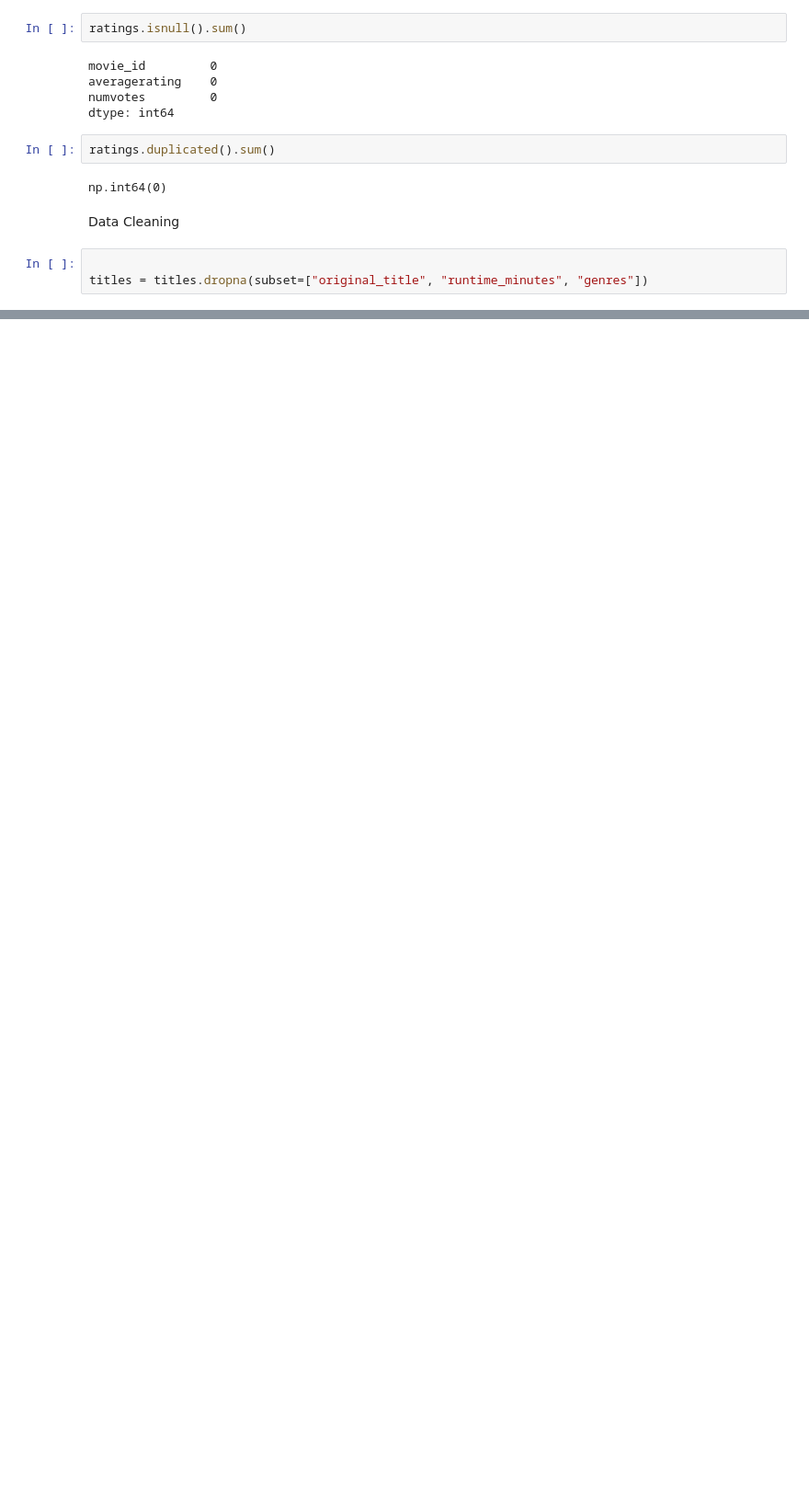
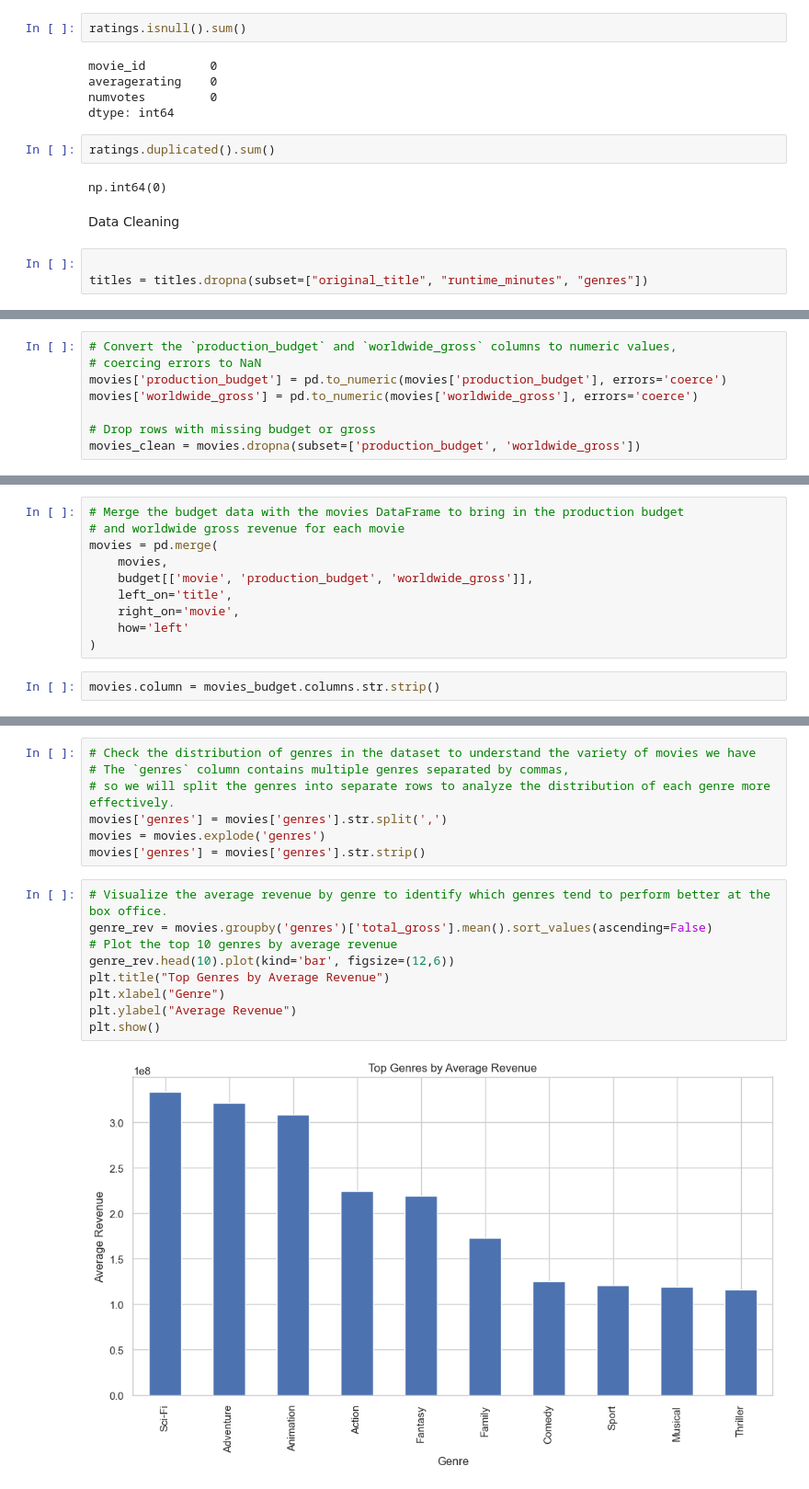
Before and after one commit to Esther-Margaret-Mwangi/Movie-studio-eda-analysis, a Jupyter notebook: movie.ipynb, the cells around one changed output, grey strips where cells are left out. Shown at 92% size. Drawn from its saved outputs; the diff is of its cells as text; blank space fills up the shorter version.

```diff
--- a/movie.ipynb
+++ b/movie.ipynb
@@ -296,0 +318,8 @@ titles = titles.dropna(subset=["original_title", "runtime_minutes", "genres"])
+# %%
+# Convert the `production_budget` and `worldwide_gross` columns to numeric values,
+# coercing errors to NaN
+movies['production_budget'] = pd.to_numeric(movies['production_budget'], errors='coerce')
+movies['worldwide_gross'] = pd.to_numeric(movies['worldwide_gross'], errors='coerce')
+
+# Drop rows with missing budget or gross
+movies_clean = movies.dropna(subset=['production_budget', 'worldwide_gross'])
@@ -296,0 +328,12 @@ titles = titles.dropna(subset=["original_title", "runtime_minutes", "genres"])
+# %%
+# Merge the budget data with the movies DataFrame to bring in the production budget
+# and worldwide gross revenue for each movie
+movies = pd.merge(
+    movies,
+    budget[['movie', 'production_budget', 'worldwide_gross']],
+    left_on='title',
+    right_on='movie',
+    how='left'
+)
+# %%
+movies.column = movies_budget.columns.str.strip()
@@ -296,0 +370,18 @@ titles = titles.dropna(subset=["original_title", "runtime_minutes", "genres"])
+# %%
+# Check the distribution of genres in the dataset to understand the variety of movies we have
+# The `genres` column contains multiple genres separated by commas,
+# so we will split the genres into separate rows to analyze the distribution of each genre more effectively.
+movies['genres'] = movies['genres'].str.split(',')
+movies = movies.explode('genres')
+movies['genres'] = movies['genres'].str.strip()
+# %%
+# Visualize the average revenue by genre to identify which genres tend to perform better at the box office.
+genre_rev = movies.groupby('genres')['total_gross'].mean().sort_values(ascending=False)
+# Plot the top 10 genres by average revenue
+genre_rev.head(10).plot(kind='bar', figsize=(12,6))
+plt.title("Top Genres by Average Revenue")
+plt.xlabel("Genre")
+plt.ylabel("Average Revenue")
+plt.show()
+# %% [output]
+[figure, added]
```
Also changed, not shown: parts of 26 cells of this notebook.
